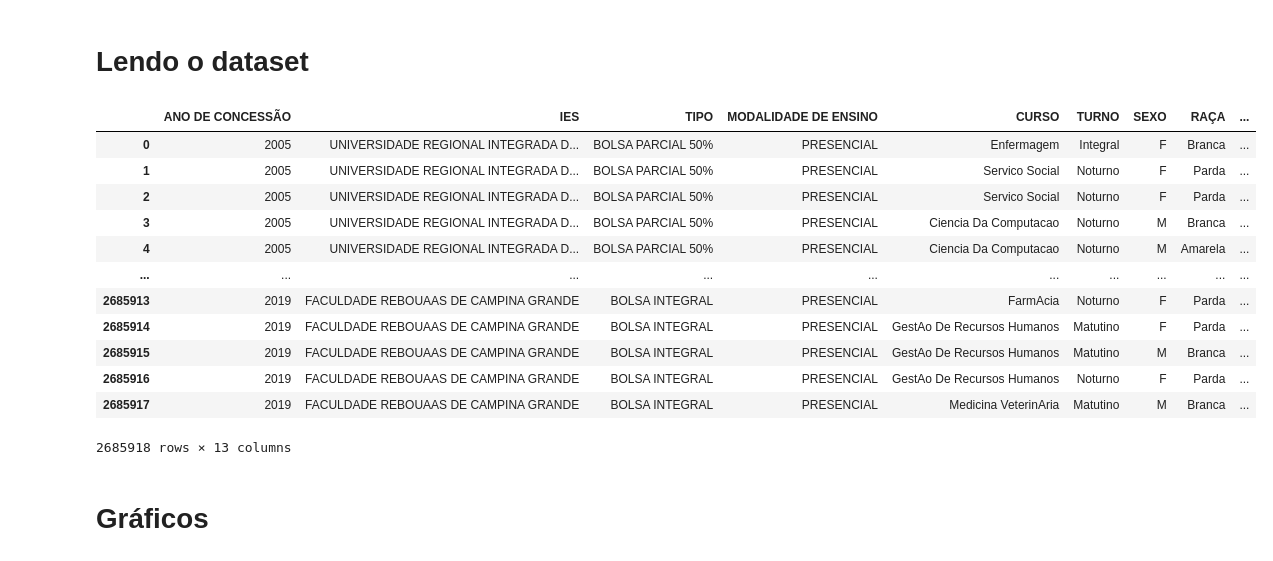
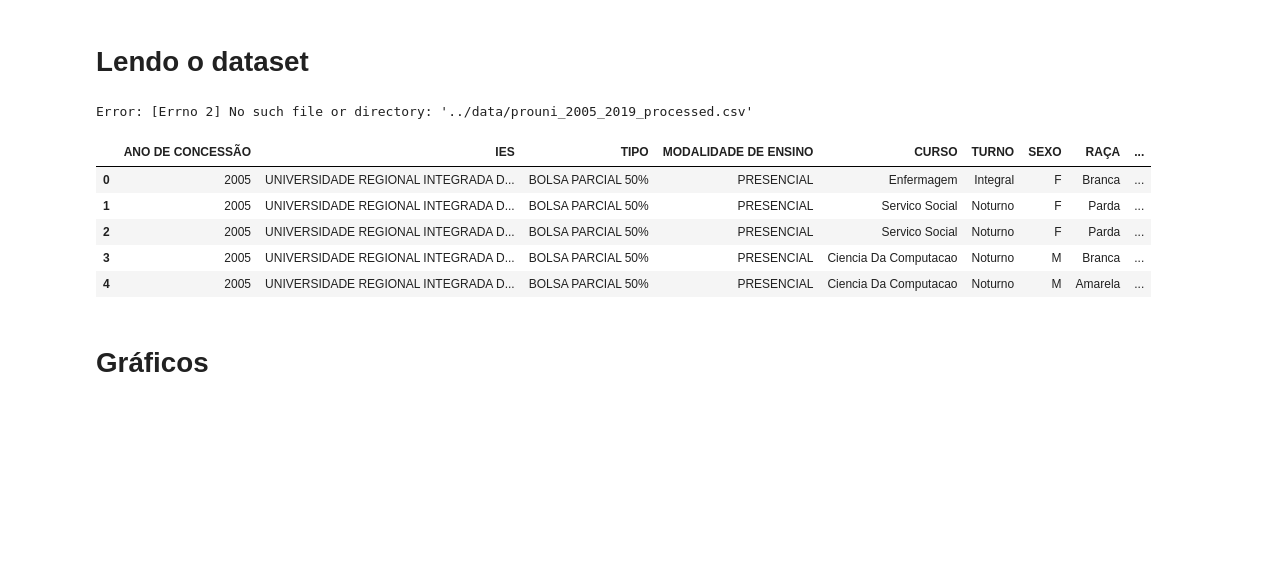
Before and after one commit to cidade-felipe/Prouni-Data-Insights, a Jupyter notebook: notebooks/prouni_insights.ipynb, the cells around one changed output. Saved outputs shown, nothing was run; the diff lists cells and outputs as text; code cells hidden in the pictures; blank space fills up the shorter version.

```diff
--- a/notebooks/prouni_insights.ipynb
+++ b/notebooks/prouni_insights.ipynb
@@ -10,22 +10,20 @@ import plotly.express as px
 # %% [markdown]
 # Lendo o dataset
 # %%
-df = pd.read_csv('../data/prouni_2005_2019_processed.csv')
-df
+try:
+   df = pd.read_csv('../data/prouni_2005_2019_processed.csv')
+except Exception as e:
+    print(f"Error: {e}")
+
+df.head()
 # %% [output]
+Error: [Errno 2] No such file or directory: '../data/prouni_2005_2019_processed.csv'
 |  | ANO DE CONCESSÃO | IES | TIPO | MODALIDADE DE ENSINO | CURSO | TURNO | SEXO | RAÇA | ... |
 | 0 | 2005 | UNIVERSIDADE REGIONAL INTEGRADA D... | BOLSA PARCIAL 50% | PRESENCIAL | Enfermagem | Integral | F | Branca | ... |
 | 1 | 2005 | UNIVERSIDADE REGIONAL INTEGRADA D... | BOLSA PARCIAL 50% | PRESENCIAL | Servico Social | Noturno | F | Parda | ... |
 | 2 | 2005 | UNIVERSIDADE REGIONAL INTEGRADA D... | BOLSA PARCIAL 50% | PRESENCIAL | Servico Social | Noturno | F | Parda | ... |
 | 3 | 2005 | UNIVERSIDADE REGIONAL INTEGRADA D... | BOLSA PARCIAL 50% | PRESENCIAL | Ciencia Da Computacao | Noturno | M | Branca | ... |
 | 4 | 2005 | UNIVERSIDADE REGIONAL INTEGRADA D... | BOLSA PARCIAL 50% | PRESENCIAL | Ciencia Da Computacao | Noturno | M | Amarela | ... |
-| ... | ... | ... | ... | ... | ... | ... | ... | ... | ... |
-| 2685913 | 2019 | FACULDADE REBOUAAS DE CAMPINA GRANDE | BOLSA INTEGRAL | PRESENCIAL | FarmAcia | Noturno | F | Parda | ... |
-| 2685914 | 2019 | FACULDADE REBOUAAS DE CAMPINA GRANDE | BOLSA INTEGRAL | PRESENCIAL | GestAo De Recursos Humanos | Matutino | F | Parda | ... |
-| 2685915 | 2019 | FACULDADE REBOUAAS DE CAMPINA GRANDE | BOLSA INTEGRAL | PRESENCIAL | GestAo De Recursos Humanos | Matutino | M | Branca | ... |
-| 2685916 | 2019 | FACULDADE REBOUAAS DE CAMPINA GRANDE | BOLSA INTEGRAL | PRESENCIAL | GestAo De Recursos Humanos | Noturno | F | Parda | ... |
-| 2685917 | 2019 | FACULDADE REBOUAAS DE CAMPINA GRANDE | BOLSA INTEGRAL | PRESENCIAL | Medicina VeterinAria | Matutino | M | Branca | ... |
-2685918 rows × 13 columns
 # %% [markdown]
 # Gráficos
 # %% [markdown]
```
Also changed, not shown: 2 other files.
